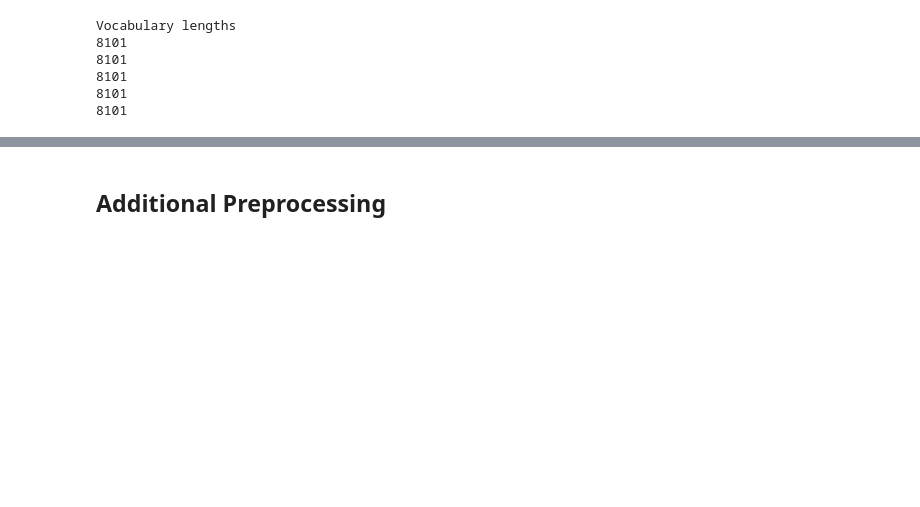
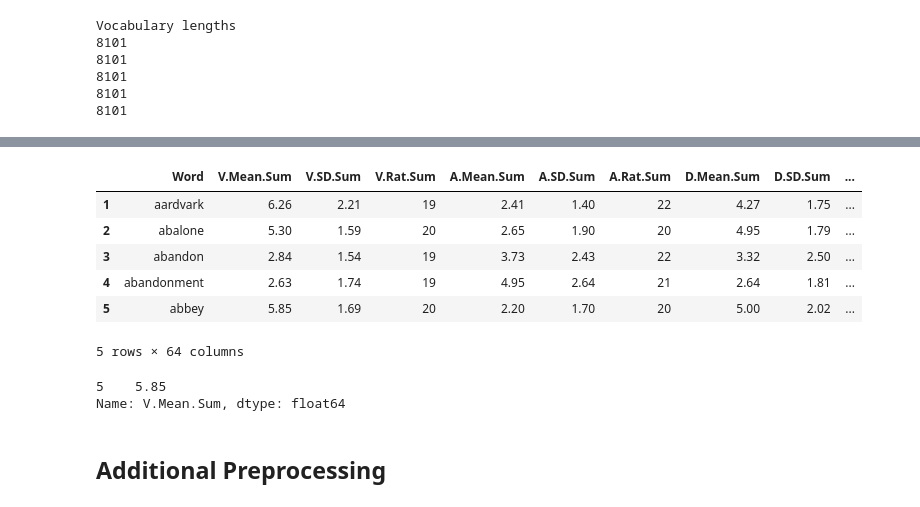
Before and after one commit to elmines/Chatbot-from-Movie-Dialogue, a Jupyter notebook: EmotChatbot.ipynb, the cells around one changed output, grey strips where cells are left out. Cells and saved outputs as stored; diff of their text form; code cells hidden in the pictures; blank space fills up the shorter version.

Commit message:
Word2Affect Vector - VAD
Word2Affect Vector - VAD

```diff
--- a/EmotChatbot.ipynb
+++ b/EmotChatbot.ipynb
@@ -138,0 +152,13 @@ Vocabulary lengths
+# %%
+import pandas as pd
+df_vad=pd.read_excel('Warriner, Kuperman, Brysbaert - 2013 BRM-ANEW expanded.xlsx')
+# %%
+df_vad.head(5)
+# %% [output]
+|  | Word | V.Mean.Sum | V.SD.Sum | V.Rat.Sum | A.Mean.Sum | A.SD.Sum | A.Rat.Sum | D.Mean.Sum | D.SD.Sum | ... |
+| 1 | aardvark | 6.26 | 2.21 | 19 | 2.41 | 1.40 | 22 | 4.27 | 1.75 | ... |
+| 2 | abalone | 5.30 | 1.59 | 20 | 2.65 | 1.90 | 20 | 4.95 | 1.79 | ... |
+| 3 | abandon | 2.84 | 1.54 | 19 | 3.73 | 2.43 | 22 | 3.32 | 2.50 | ... |
+| 4 | abandonment | 2.63 | 1.74 | 19 | 4.95 | 2.64 | 21 | 2.64 | 1.81 | ... |
+| 5 | abbey | 5.85 | 1.69 | 20 | 2.20 | 1.70 | 20 | 5.00 | 2.02 | ... |
+5 rows × 64 columns
@@ -138,0 +178,5 @@ Vocabulary lengths
+# %%
+df_vad[df_vad['Word'] == "abbey"]["V.Mean.Sum"]
+# %% [output]
+5    5.85
+Name: V.Mean.Sum, dtype: float64
```
Also changed, not shown: parts of 10 cells of this notebook.
